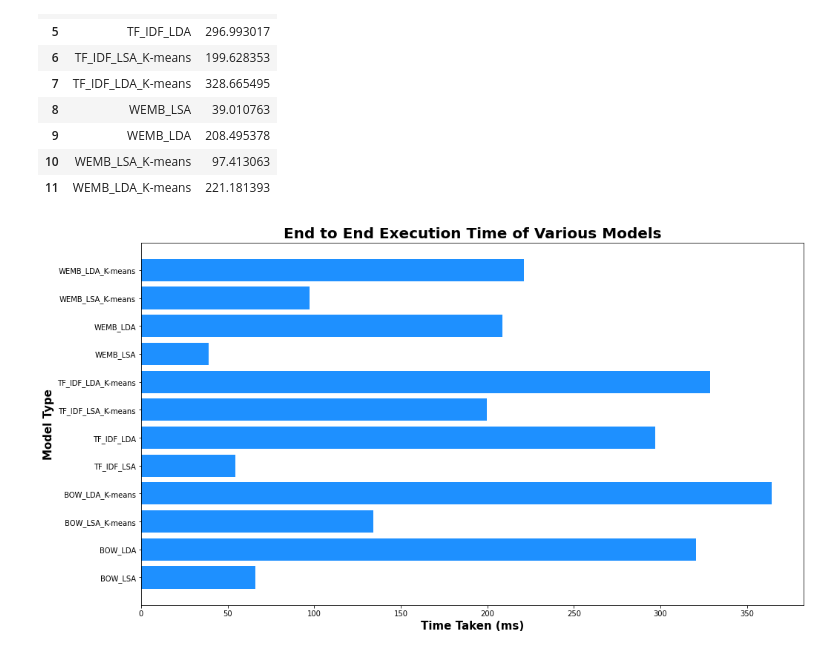
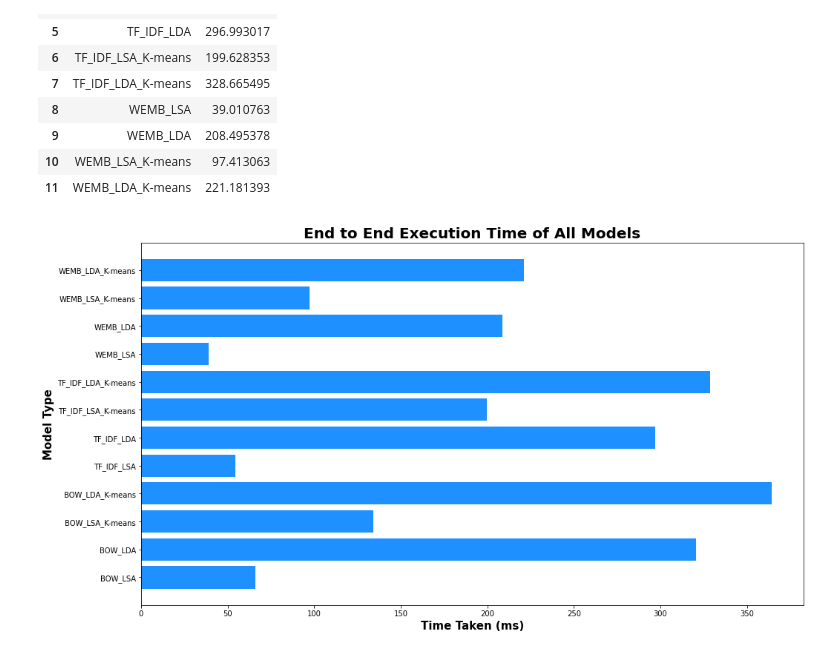
Before and after one commit to splAcharya/Extractive_Text_Summarization, a Jupyter notebook: ExTs.ipynb, the cells around one changed output. Cells and saved outputs as stored; diff of their text form; code cells hidden in the pictures.

Commit message:
Created using Colaboratory:--> Added timing plots

```diff
--- a/ExTs.ipynb
+++ b/ExTs.ipynb
@@ -2274,9 +2274,9 @@ timingsDf
 # %%
 fig, ax = plt.subplots(figsize=(16, 9))
 plt.barh(timingsDf["Labels"], timingsDf["Median"], color = "dodgerblue")
 plt.xlabel("Time Taken (ms)", fontweight = 'bold', fontsize = 15)
 plt.ylabel("Model Type", fontweight = 'bold', fontsize = 15)
-plt.title("End to End Execution Time of Various Models", fontweight = 'bold', fontsize = 20)
+plt.title("End to End Execution Time of All Models", fontweight = 'bold', fontsize = 20)
 plt.show()
 # %% [output]
-[figure, old version]
+[figure, new version]
```
